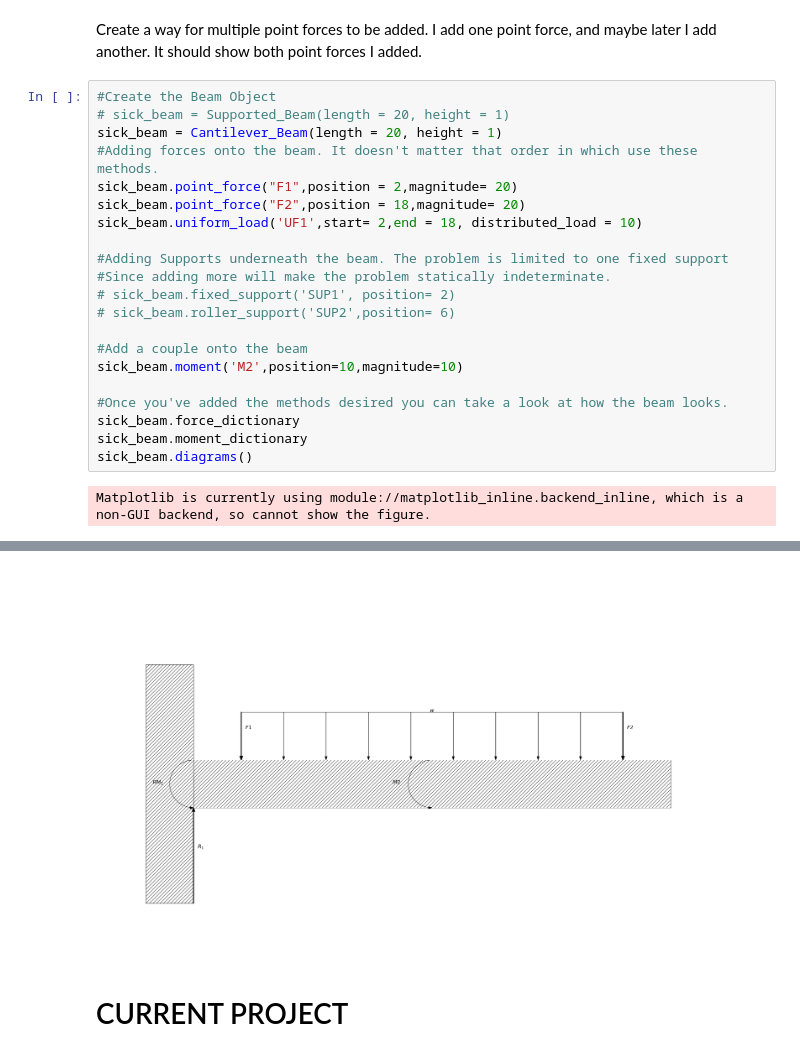
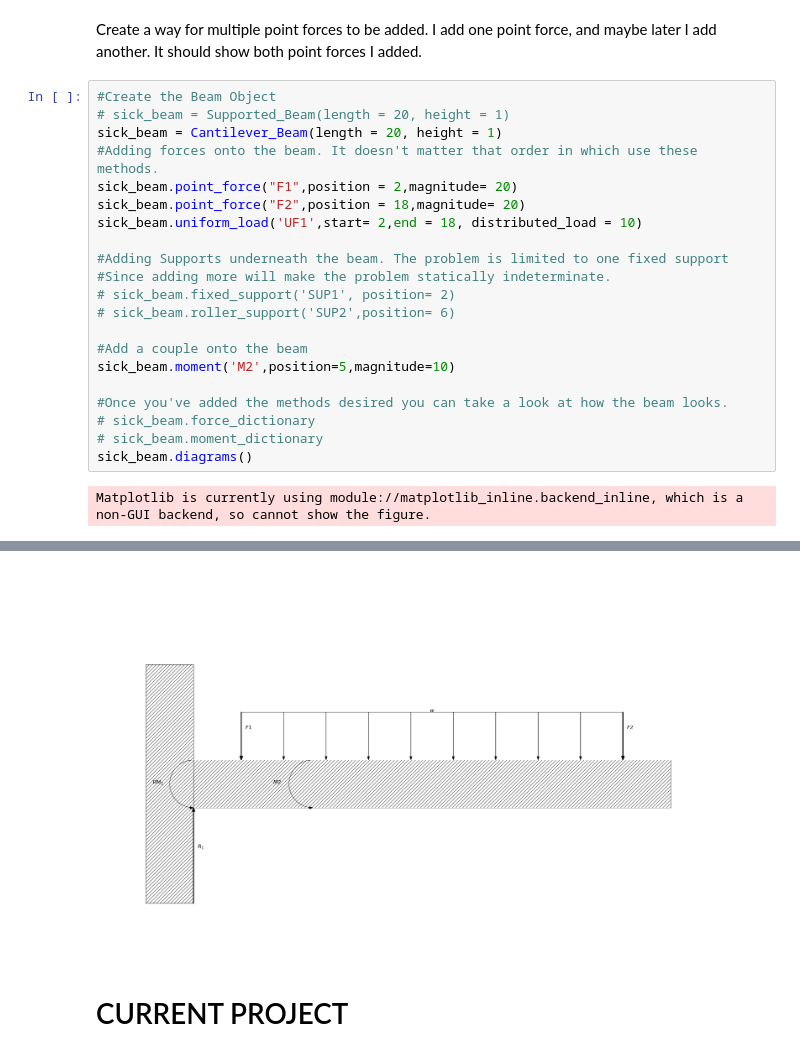
Before and after one commit to johnsont490/Structures-Package, a Jupyter notebook: beam_solver.ipynb, the cells around one changed output, grey strips where cells are left out. Drawn from its saved outputs; the diff is of its cells as text.

```diff
--- a/beam_solver.ipynb
+++ b/beam_solver.ipynb
@@ -684,28 +683,28 @@ Create a way for multiple point forces to be added. I add one point force, and m
 # %%
 #Create the Beam Object
 # sick_beam = Supported_Beam(length = 20, height = 1)
 sick_beam = Cantilever_Beam(length = 20, height = 1)
 #Adding forces onto the beam. It doesn't matter that order in which use these methods.
 sick_beam.point_force("F1",position = 2,magnitude= 20)
 sick_beam.point_force("F2",position = 18,magnitude= 20)
 sick_beam.uniform_load('UF1',start= 2,end = 18, distributed_load = 10)
 
 #Adding Supports underneath the beam. The problem is limited to one fixed support
 #Since adding more will make the problem statically indeterminate.
 # sick_beam.fixed_support('SUP1', position= 2)
 # sick_beam.roller_support('SUP2',position= 6)
 
 #Add a couple onto the beam
-sick_beam.moment('M2',position=10,magnitude=10)
+sick_beam.moment('M2',position=5,magnitude=10)
 
 #Once you've added the methods desired you can take a look at how the beam looks.
-sick_beam.force_dictionary
-sick_beam.moment_dictionary
+# sick_beam.force_dictionary
+# sick_beam.moment_dictionary
 sick_beam.diagrams()
 # %% [output]
 Matplotlib is currently using module://matplotlib_inline.backend_inline, which is a non-GUI backend, so cannot show the figure.
 [interactive output not drawn]
 [interactive output not drawn]
-[figure, old version]
+[figure, new version]
 # %% [markdown]
  # CURRENT PROJECT
```
Also changed, not shown: parts of 9 cells of this notebook, 2 other files.
